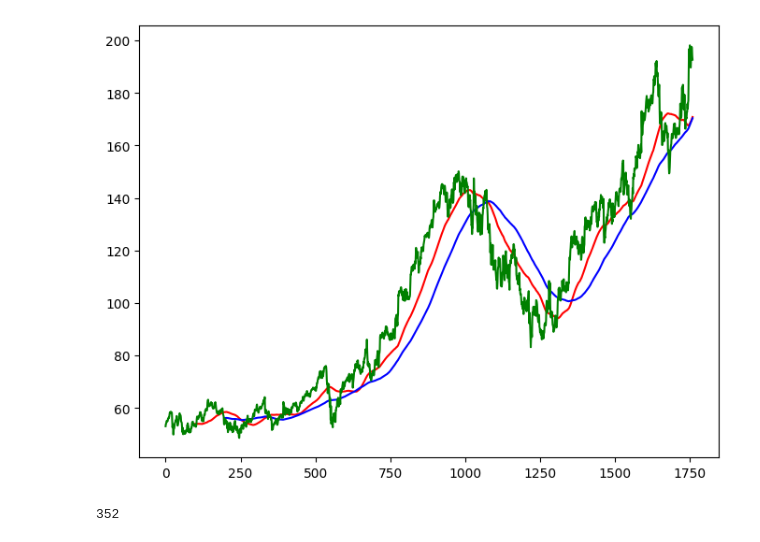
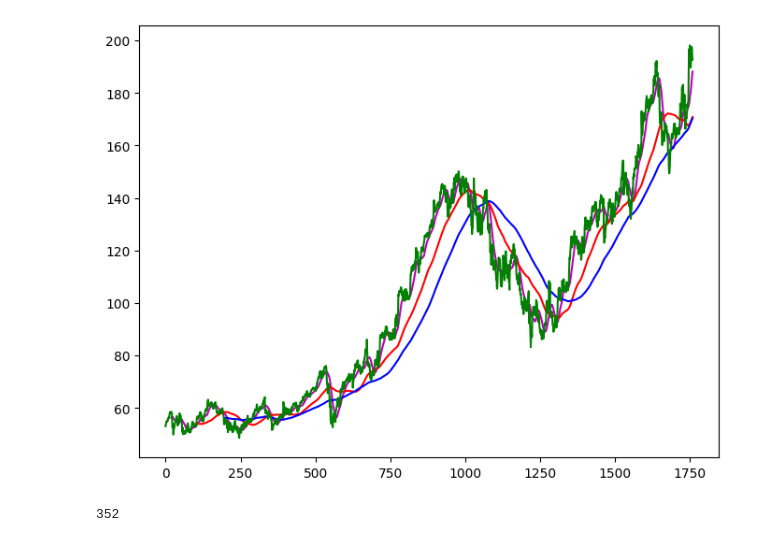
Before and after one commit to alexandraspadafino/Stock-Market-Predictor, a Jupyter notebook: startingcode.ipynb, the cells around one changed output. Cells and saved outputs as stored; diff of their text form; code cells hidden in the pictures.

```diff
--- a/startingcode.ipynb
+++ b/startingcode.ipynb
@@ -25,13 +42,24 @@ data.dropna(inplace= True)
 # %%
+# Calculate the moving average for the stock's CLOSING price
+# .rolling(100): Creates a rolling window of 100 days
+# .mean(): Calculates the average over 100-day window for each point
+
+# 20 days is good for looking at short-term changes
+ma_20_days = data.Close.rolling(20).mean()
+
+# 100 days is good for looking at medium-term changes
 ma_100_days = data.Close.rolling(100).mean()
+
+# 200 days is good for looking at long-term changes
 ma_200_days = data.Close.rolling(200).mean()
 
 plt.figure(figsize=(8,6))
 
+plt.plot(ma_20_days, 'm')
 plt.plot(ma_100_days, 'r')
 plt.plot(ma_200_days, 'b')
 plt.plot(data.Close, 'g')
 plt.show()
 # %% [output]
-[figure, old version]
+[figure, new version]
 # %%
```
Also changed, not shown: parts of 10 cells of this notebook, 1 other file.
